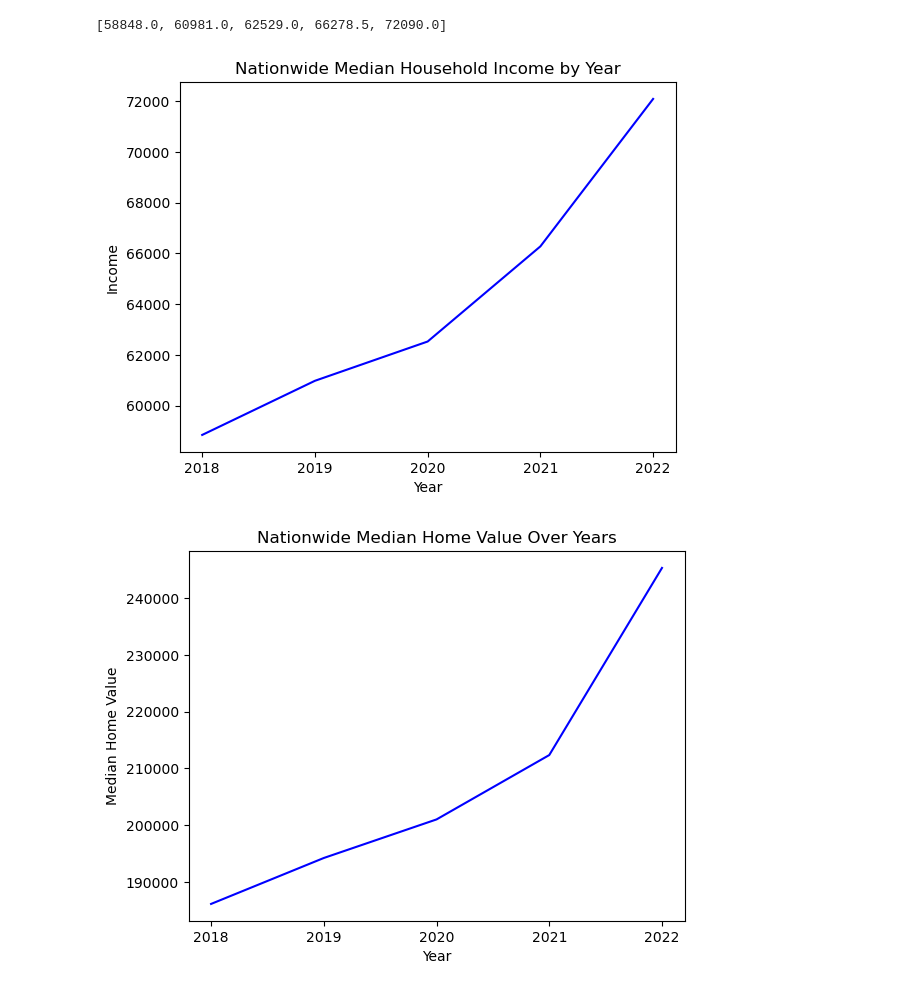
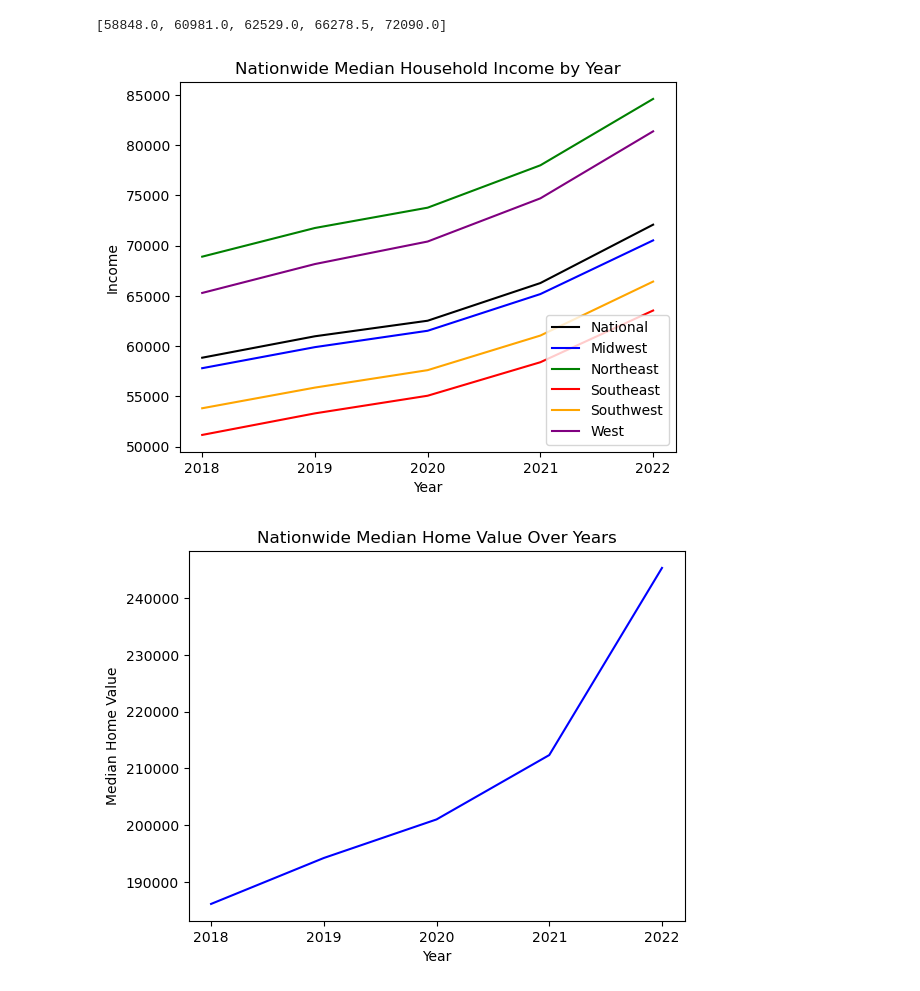
Before and after one commit to cmhillm75/US-Housing-Trends, a Jupyter notebook: nationwide.ipynb, the cells around one changed output. Saved outputs shown, nothing was run; the diff lists cells and outputs as text; code cells hidden in the pictures.

```diff
--- a/nationwide.ipynb
+++ b/nationwide.ipynb
@@ -103,17 +103,25 @@ medians
 # %% [output]
 [58848.0, 60981.0, 62529.0, 66278.5, 72090.0]
 # %%
-plt.plot(labels, medians, "b-")
+plt.plot(labels, medians, linestyle='-', color='k', label='National')
+
+
+plt.plot(labels, census_pd.loc[census_pd["Region"] == "Midwest"].groupby("Year")["Household Income"].mean().values, linestyle='-', color='blue', label='Midwest')
+plt.plot(labels, census_pd.loc[census_pd["Region"] == "Northeast"].groupby("Year")["Household Income"].mean().values, linestyle='-', color='green', label='Northeast')
+plt.plot(labels, census_pd.loc[census_pd["Region"] == "Southeast"].groupby("Year")["Household Income"].mean().values, linestyle='-', color='red', label='Southeast')
+plt.plot(labels, census_pd.loc[census_pd["Region"] == "Southwest"].groupby("Year")["Household Income"].mean().values, linestyle='-', color='orange', label='Southwest')
+plt.plot(labels, census_pd.loc[census_pd["Region"] == "West"].groupby("Year")["Household Income"].mean().values, linestyle='-', color='purple', label='West')
 
 # Incorporate the other graph properties
 plt.title('Nationwide Median Household Income by Year')
 plt.xlabel('Year')
 plt.ylabel('Income')
+plt.legend(loc="lower right")
 
 # Show plot
 plt.show()
 # %% [output]
-[figure, old version]
+[figure, new version]
 # %%
 # Filter the data to get median home values over the years
 years = census_pd["Year"].unique()
```
Also changed, not shown: parts of 3 cells of this notebook, 1 other file.
